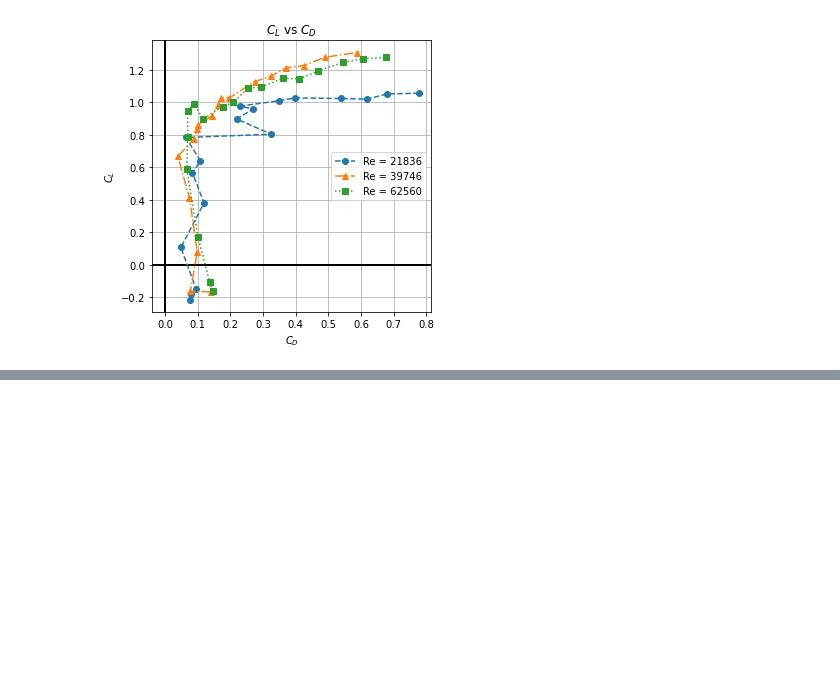
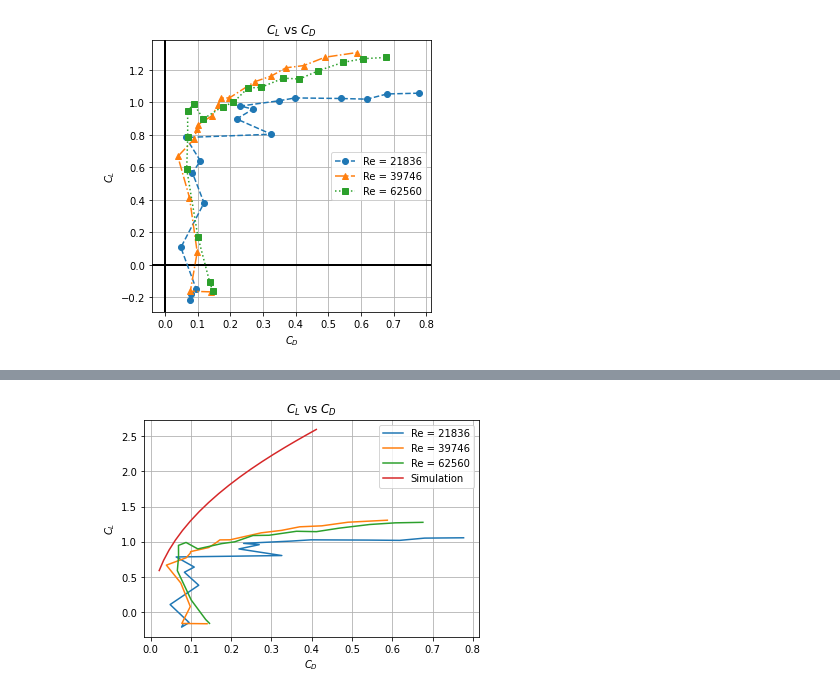
Before and after one commit to EvanY14/AE460-Fa23, a Jupyter notebook: Lab_5/dat_anal.ipynb, the cells around one changed output, grey strips where cells are left out. Saved outputs shown, nothing was run; the diff lists cells and outputs as text; code cells hidden in the pictures; blank space fills up the shorter version.

```diff
--- a/Lab_5/dat_anal.ipynb
+++ b/Lab_5/dat_anal.ipynb
@@ -220,0 +262,12 @@ plot_trials(aoa_list, cl_list, cd_list, cm_list, re_list, ['o', '^', 's'], ['--'
+# %%
+plt.plot(np.array(cd_10), np.array(cl_10), label="Re = 21836")
+plt.plot(np.array(cd_20), np.array(cl_20), label="Re = 39746")
+plt.plot(np.array(cd_30), np.array(cl_30), label="Re = 62560")
+plt.plot(np.array(sim_cd), np.array(sim_cl), label="Simulation")
+plt.legend()
+plt.xlabel("$C_D$")
+plt.ylabel("$C_L$")
+plt.title("$C_L$ vs $C_D$")
+plt.grid()
+# %% [output]
+[figure, added]
```
Also changed, not shown: parts of 4 cells of this notebook, 3 other files.
